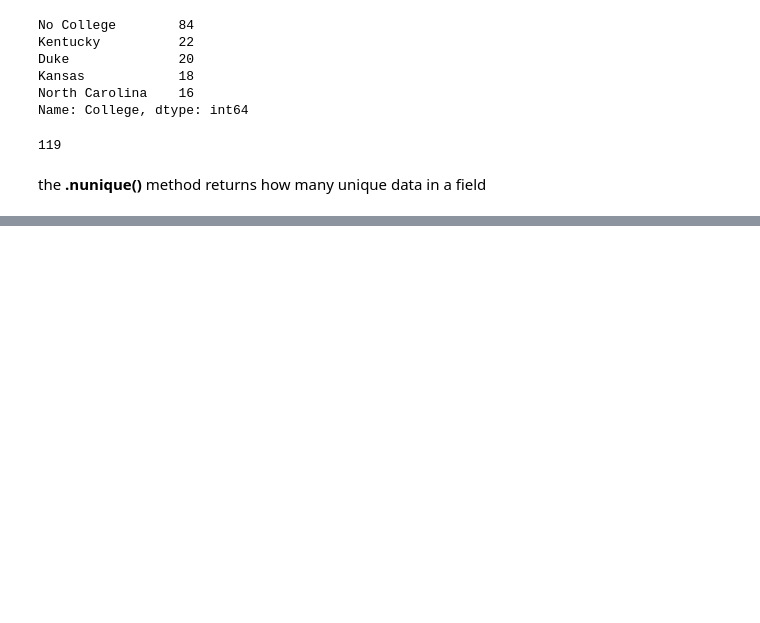
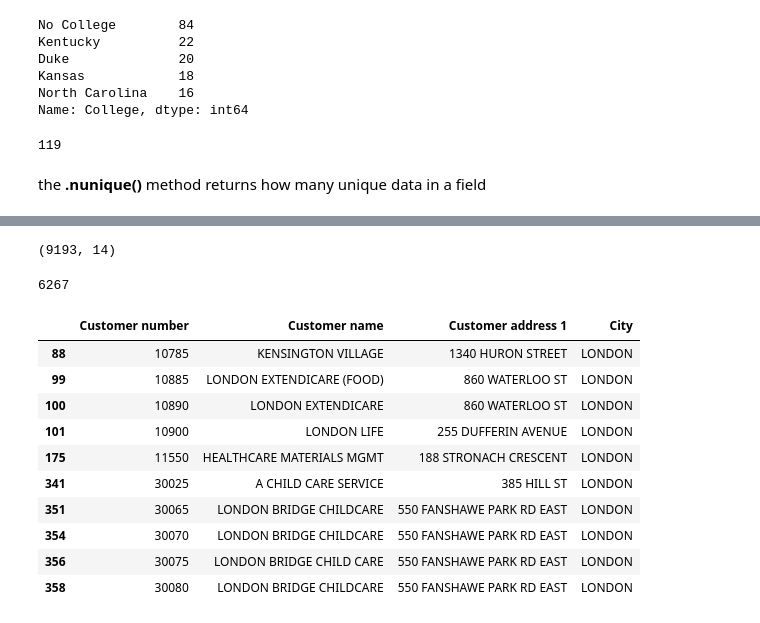
Before and after one commit to adminco/python_data_analysis, a Jupyter notebook: DataFrames_1.ipynb, the cells around one changed output, grey strips where cells are left out. Cells and saved outputs as stored; diff of their text form; code cells hidden in the pictures; blank space fills up the shorter version.

```diff
--- a/DataFrames_1.ipynb
+++ b/DataFrames_1.ipynb
@@ -421,0 +425,2 @@ the __.nunique()__ method returns how many unique data in a field
+# %%
+cs = pd.read_excel("cs_test.xlsx")
@@ -421,0 +457,2 @@ the __.nunique()__ method returns how many unique data in a field
+# %%
+ cs["Customer address 1"].fillna(value="No address", inplace = True)
@@ -421,0 +468,22 @@ the __.nunique()__ method returns how many unique data in a field
+# %%
+cs.shape
+# %% [output]
+(9193, 14)
+# %%
+cs["Customer name"].nunique()
+# %% [output]
+6267
+# %%
+cs[(cs["Active record code"] == "A") & (cs["City"] == "LONDON")][["Customer number","Customer name","Customer address 1", "City"]].head(10)
+# %% [output]
+|  | Customer number | Customer name | Customer address 1 | City |
+| 88 | 10785 | KENSINGTON VILLAGE | 1340 HURON STREET | LONDON |
+| 99 | 10885 | LONDON EXTENDICARE (FOOD) | 860 WATERLOO ST | LONDON |
+| 100 | 10890 | LONDON EXTENDICARE | 860 WATERLOO ST | LONDON |
+| 101 | 10900 | LONDON LIFE | 255 DUFFERIN AVENUE | LONDON |
+| 175 | 11550 | HEALTHCARE MATERIALS MGMT | 188 STRONACH CRESCENT | LONDON |
+| 341 | 30025 | A CHILD CARE SERVICE | 385 HILL ST | LONDON |
+| 351 | 30065 | LONDON BRIDGE CHILDCARE | 550 FANSHAWE PARK RD EAST | LONDON |
+| 354 | 30070 | LONDON BRIDGE CHILDCARE | 550 FANSHAWE PARK RD EAST | LONDON |
+| 356 | 30075 | LONDON BRIDGE CHILD CARE | 550 FANSHAWE PARK RD EAST | LONDON |
+| 358 | 30080 | LONDON BRIDGE CHILDCARE | 550 FANSHAWE PARK RD EAST | LONDON |
```
Also changed, not shown: parts of 29 cells of this notebook, 5 other files.
